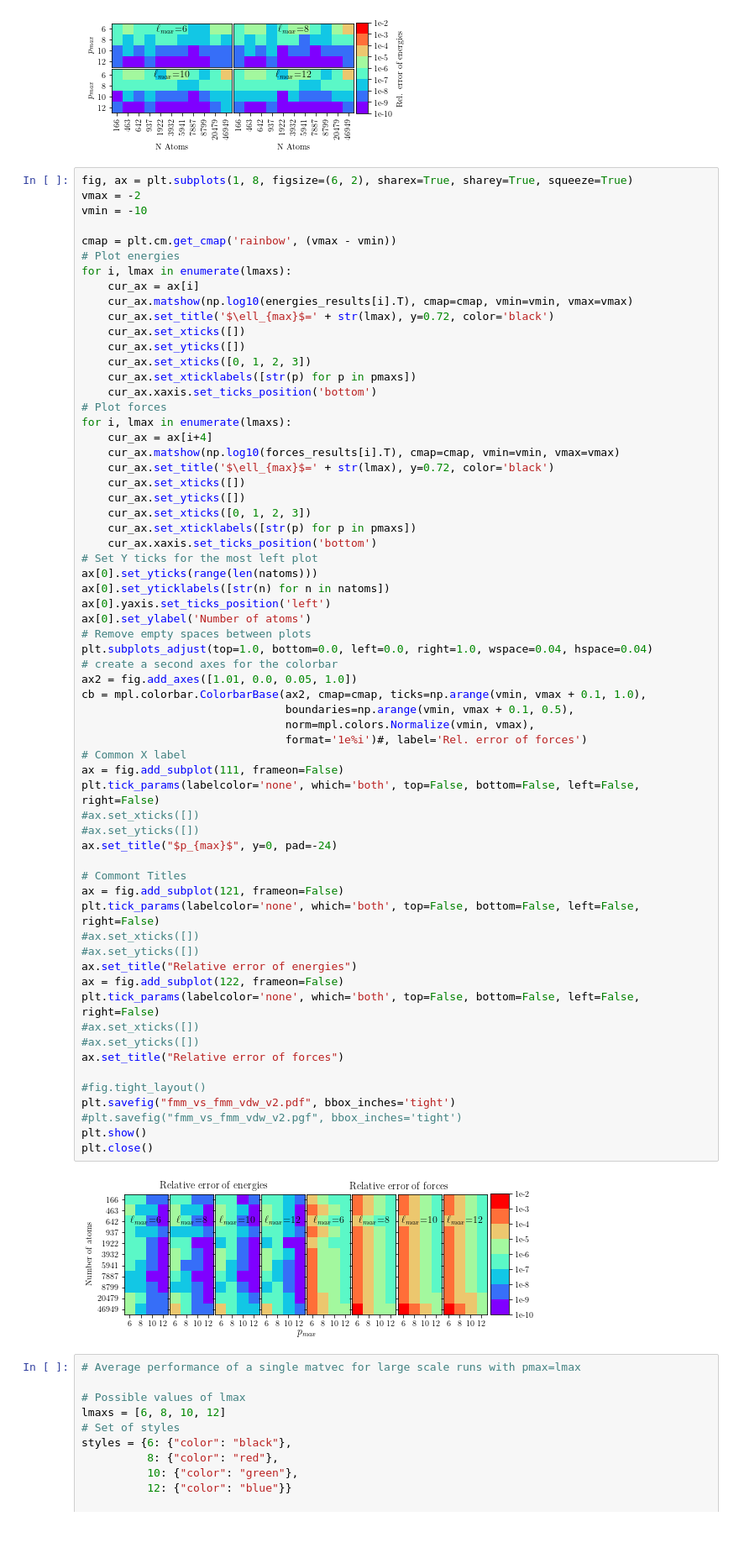
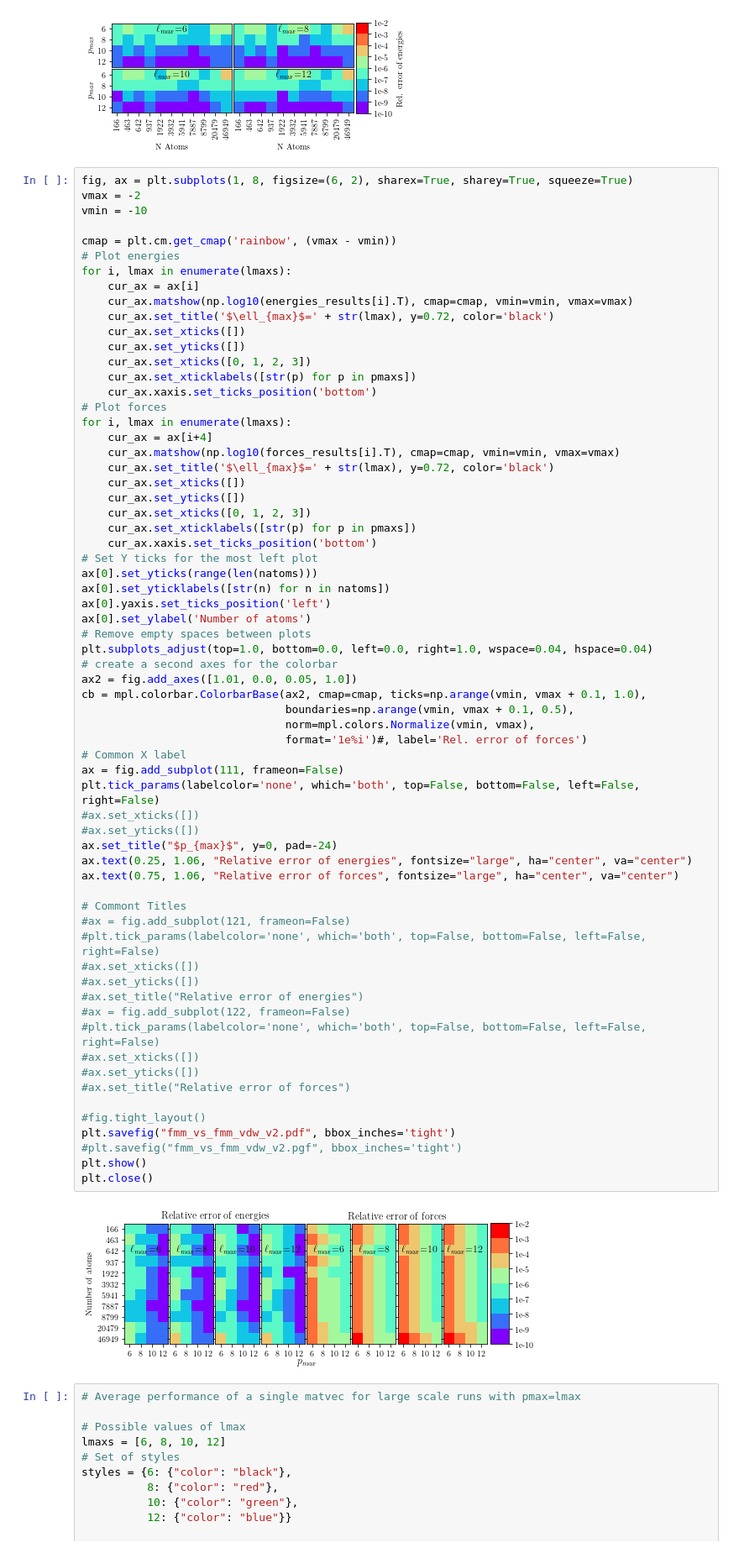
Before and after one commit to ACoM-Computational-Mathematics/2021_ddpcm_fmm, a Jupyter notebook: plots/plots_vdw.ipynb, the cells around one changed output. Shown at 84% size. Cells and saved outputs as stored; diff of their text form.

```diff
--- a/plots/plots_vdw.ipynb
+++ b/plots/plots_vdw.ipynb
@@ -347,40 +347,42 @@ ax[0].set_yticks(range(len(natoms)))
 ax[0].set_yticklabels([str(n) for n in natoms])
 ax[0].yaxis.set_ticks_position('left')
 ax[0].set_ylabel('Number of atoms')
 # Remove empty spaces between plots
 plt.subplots_adjust(top=1.0, bottom=0.0, left=0.0, right=1.0, wspace=0.04, hspace=0.04)
 # create a second axes for the colorbar
 ax2 = fig.add_axes([1.01, 0.0, 0.05, 1.0])
 cb = mpl.colorbar.ColorbarBase(ax2, cmap=cmap, ticks=np.arange(vmin, vmax + 0.1, 1.0),
                                boundaries=np.arange(vmin, vmax + 0.1, 0.5),
                                norm=mpl.colors.Normalize(vmin, vmax),
                                format='1e%i')#, label='Rel. error of forces')
 # Common X label
 ax = fig.add_subplot(111, frameon=False)
 plt.tick_params(labelcolor='none', which='both', top=False, bottom=False, left=False, right=False)
 #ax.set_xticks([])
 #ax.set_yticks([])
 ax.set_title("$p_{max}$", y=0, pad=-24)
+ax.text(0.25, 1.06, "Relative error of energies", fontsize="large", ha="center", va="center")
+ax.text(0.75, 1.06, "Relative error of forces", fontsize="large", ha="center", va="center")
 
 # Commont Titles
-ax = fig.add_subplot(121, frameon=False)
-plt.tick_params(labelcolor='none', which='both', top=False, bottom=False, left=False, right=False)
+#ax = fig.add_subplot(121, frameon=False)
+#plt.tick_params(labelcolor='none', which='both', top=False, bottom=False, left=False, right=False)
 #ax.set_xticks([])
 #ax.set_yticks([])
-ax.set_title("Relative error of energies")
-ax = fig.add_subplot(122, frameon=False)
-plt.tick_params(labelcolor='none', which='both', top=False, bottom=False, left=False, right=False)
+#ax.set_title("Relative error of energies")
+#ax = fig.add_subplot(122, frameon=False)
+#plt.tick_params(labelcolor='none', which='both', top=False, bottom=False, left=False, right=False)
 #ax.set_xticks([])
 #ax.set_yticks([])
-ax.set_title("Relative error of forces")
+#ax.set_title("Relative error of forces")
 
 #fig.tight_layout()
 plt.savefig("fmm_vs_fmm_vdw_v2.pdf", bbox_inches='tight')
 #plt.savefig("fmm_vs_fmm_vdw_v2.pgf", bbox_inches='tight')
 plt.show()
 plt.close()
 # %% [output]
-[figure, old version]
+[figure, new version]
 # %%
 # Average performance of a single matvec for large scale runs with pmax=lmax
 
```
Also changed, not shown: 1 other file.
